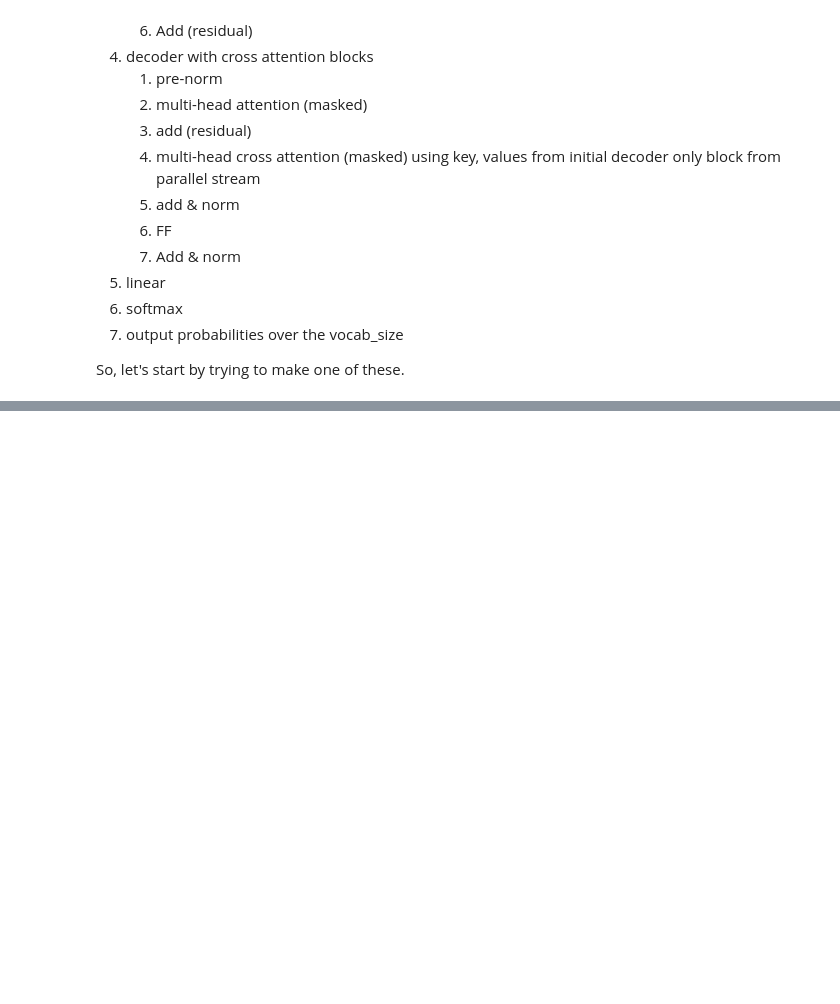
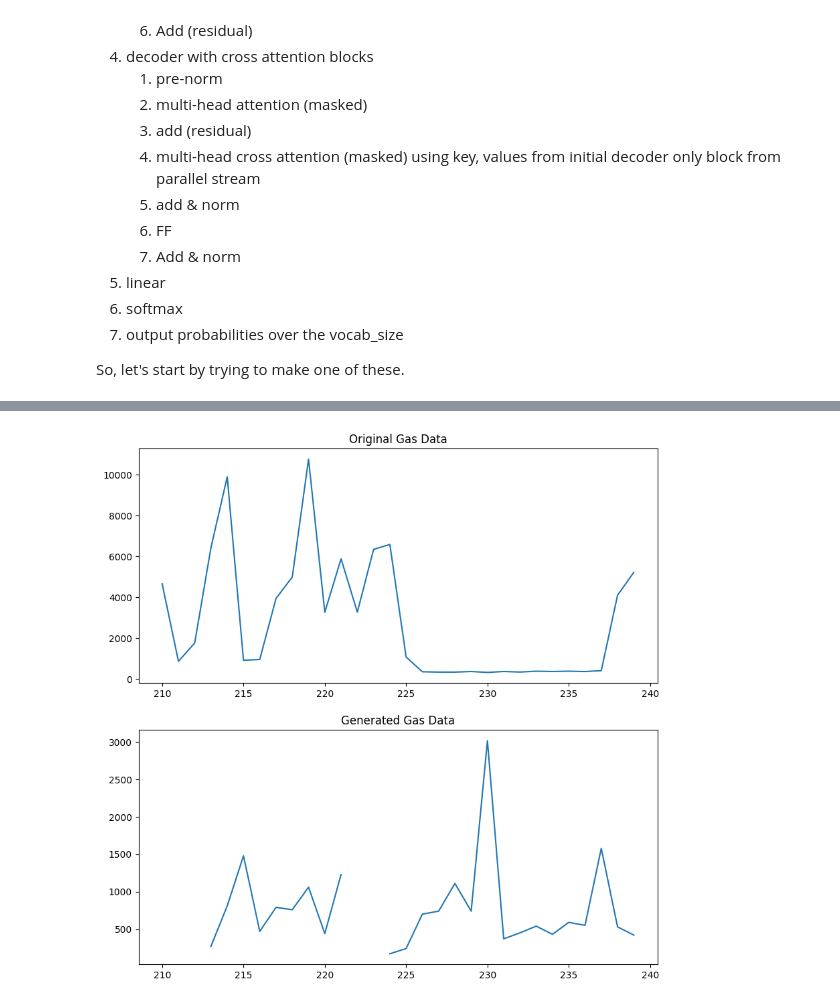
Before and after one commit to eoghanjmckenna/makemore, a Jupyter notebook: notebooks/dual_decoder.ipynb, the cells around one changed output, grey strips where cells are left out. Cells and saved outputs as stored; diff of their text form; code cells hidden in the pictures; blank space fills up the shorter version.

```diff
--- a/notebooks/dual_decoder.ipynb
+++ b/notebooks/dual_decoder.ipynb
@@ -284,6 +288,7 @@ class DualTransformerModel(nn.Module):
         self.position_embedding_elec = nn.Embedding(block_size, n_embd)
         self.do_blocks_gas = nn.Sequential(*[DecoderOnlyBlock(n_embd, n_head=n_head) for _ in range(n_layer_do)])
         self.do_blocks_elec = nn.Sequential(*[DecoderOnlyBlock(n_embd, n_head=n_head) for _ in range(n_layer_do)])
+        # TODO: develop sequential cross attention blocks that allow multiple input arguments
         # self.ca_blocks_gas = nn.Sequential(*[DecoderWithCrossAttentionBlock(n_embd, n_head=n_head) for _ in range(n_layer_ca)])
         # self.ca_blocks_elec = nn.Sequential(*[DecoderWithCrossAttentionBlock(n_embd, n_head=n_head) for _ in range(n_layer_ca)])
         self.ca_blocks_gas = DecoderWithCrossAttentionBlock(n_embd, n_head=n_head)
@@ -291,7 +296,7 @@ class DualTransformerModel(nn.Module):
         self.ln_f_gas = nn.LayerNorm(n_embd) # final layer norm
         self.ln_f_elec = nn.LayerNorm(n_embd) # final layer norm
         self.lm_head_gas = nn.Linear(n_embd, vocab_size_gas)
-        self.lm_head_elec = nn.Linear(n_embd, vocab_size_gas)
+        self.lm_head_elec = nn.Linear(n_embd, vocab_size_elec)
 
         # better init, not covered in the original GPT video, but important, will cover in followup video
         self.apply(self._init_weights)
@@ -442,0 +474,10 @@ print(decode(m.generate(context, max_new_tokens=500)[0].tolist()))
+# %%
+# let's start by just plotting the first 30 days of data
+fig, axs = plt.subplots(2, 1, figsize=(10, 10))
+axs[0].plot(orig_gas[30*7:30*8])
+axs[0].set_title('Original Gas Data')
+axs[1].plot(gen_gas[30*7:30*8])
+axs[1].set_title('Generated Gas Data')
+plt.show()
+# %% [output]
+[figure, added]
```
Also changed, not shown: parts of 9 cells of this notebook.
